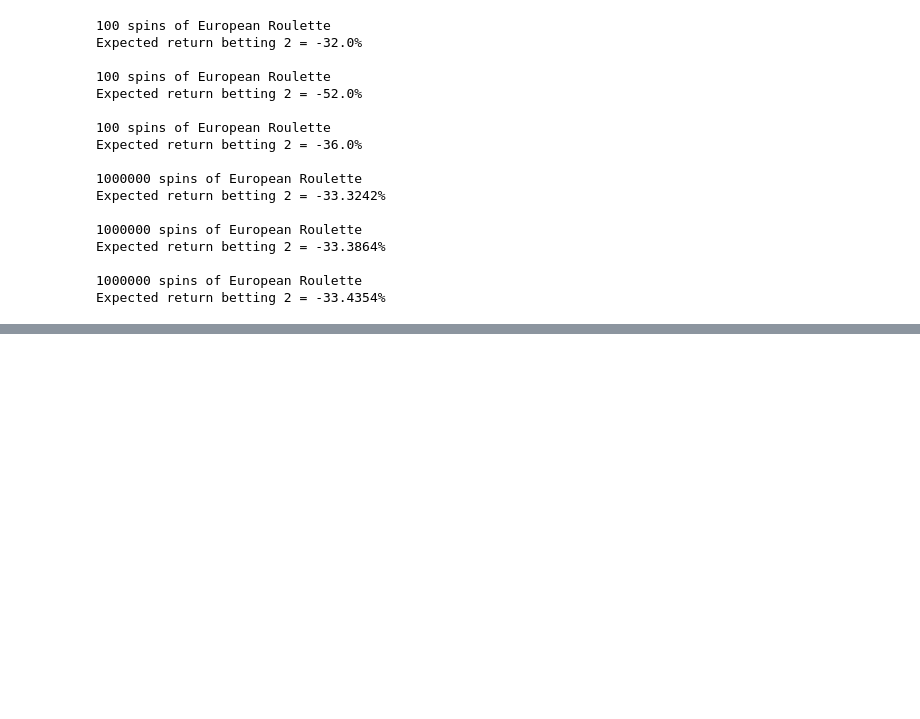
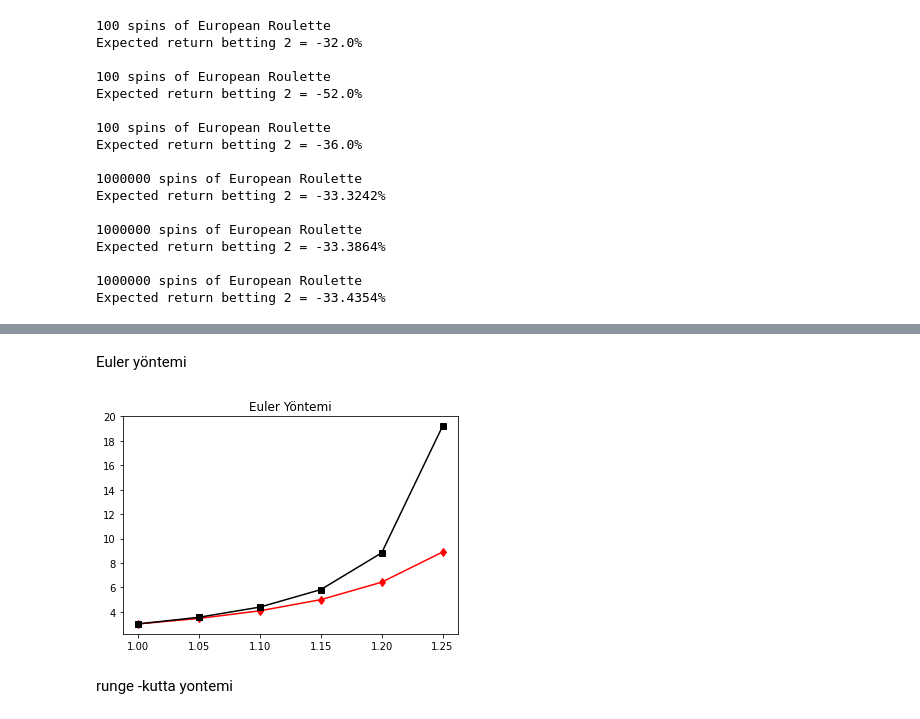
Before and after one commit to sametgumus212/Python, a Jupyter notebook: montecarlo.ipynb, the cells around one changed output, grey strips where cells are left out. Saved outputs shown, nothing was run; the diff lists cells and outputs as text; code cells hidden in the pictures; blank space fills up the shorter version.

```diff
--- a/montecarlo.ipynb
+++ b/montecarlo.ipynb
@@ -115,0 +234,32 @@ Expected return betting 2 = -33.4354%
+# %% [markdown]
+Euler yöntemi
+# %%
+def euler(a,b,c,d):
+  t0=a
+  x0=b
+  x=[]
+  t=[]
+  x.append(x0)
+  t.append(t0)
+  g=c/(d-b*t0**2)
+  xg=[]
+  xg.append(g)
+  h=0.05
+  for i in range(1,6):
+    xyeni=x0+h*(x0**2)*t0
+    t0+=h
+    g=c/(d-b*t0**2)
+    xg.append(g)
+    x.append(xyeni)
+    t.append(t0)
+    x0=xyeni
+  plt.plot(t,x,'r-d')
+  plt.plot(t,xg,'k-s')
+  plt.title("Euler Yöntemi")
+  plt.show()
+# %%
+euler(1,3,6,5)
+# %% [output]
+[figure, added]
+# %% [markdown]
+runge -kutta yontemi
```
Also changed, not shown: parts of 33 cells of this notebook.
